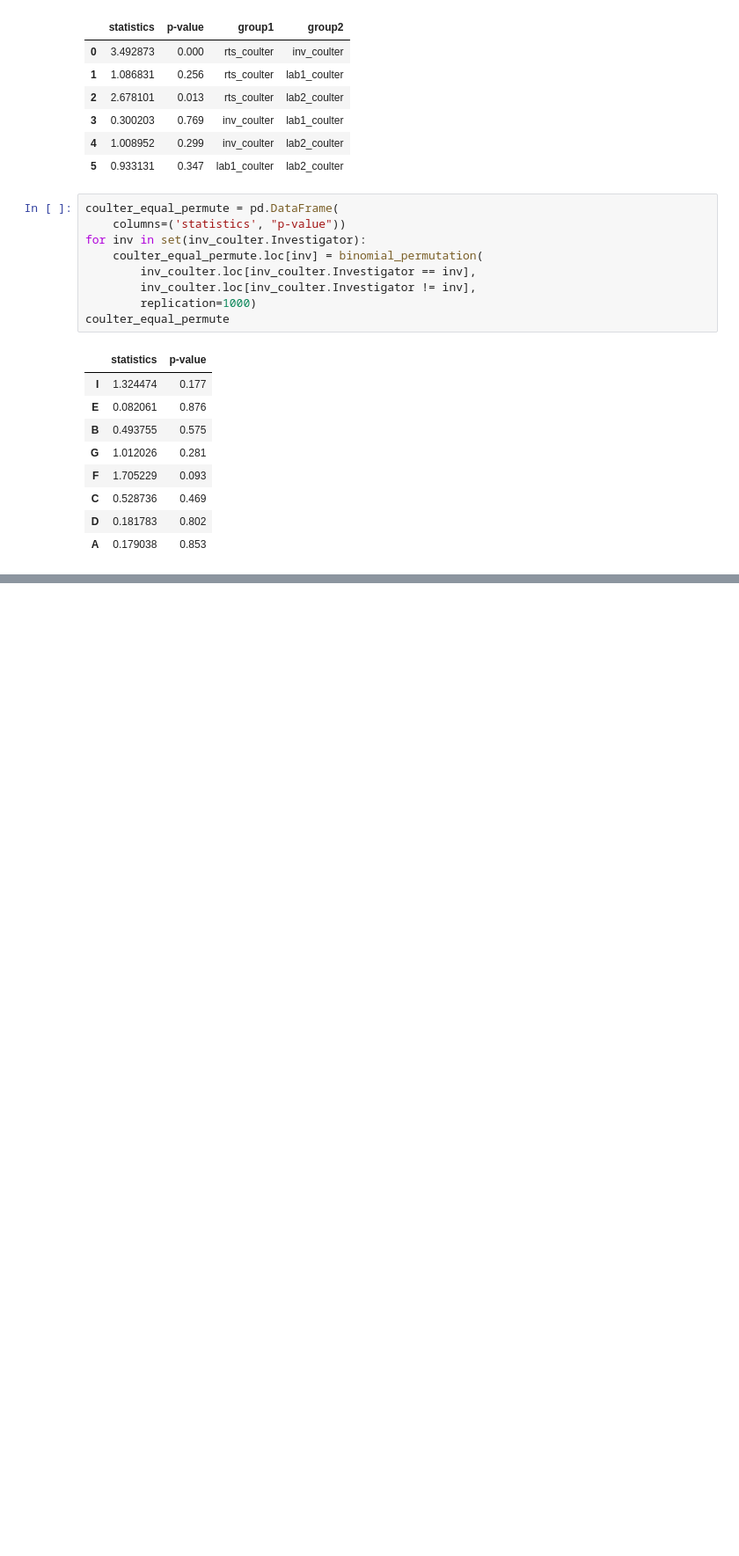
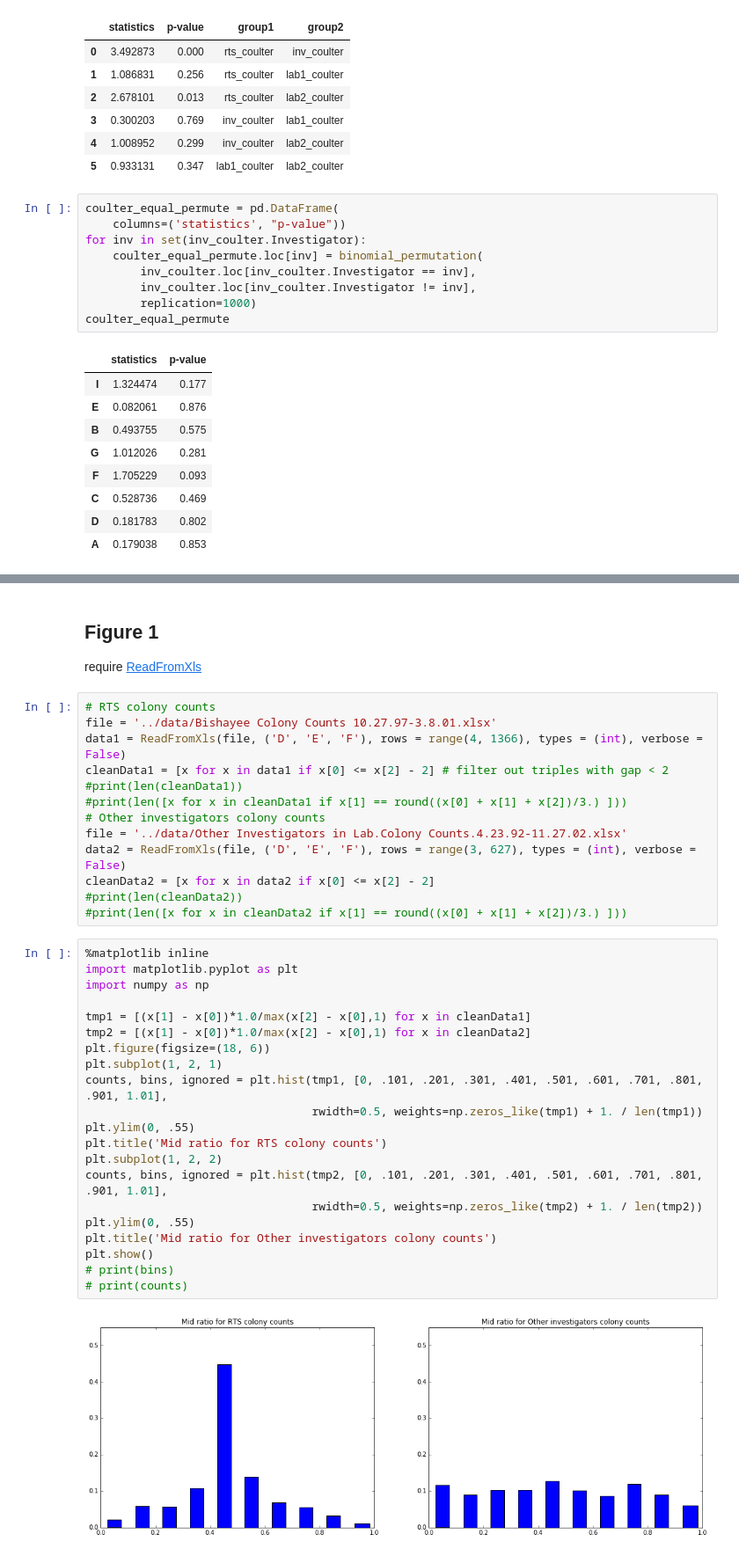
Before and after one commit to standard-aaron/reproduce_sor_2016, a Jupyter notebook: report/Reports.ipynb, the cells around one changed output, grey strips where cells are left out. Shown at 88% size. Cells and saved outputs as stored; diff of their text form; blank space fills up the shorter version.

```diff
--- a/report/Reports.ipynb
+++ b/report/Reports.ipynb
@@ -631,0 +670,40 @@ coulter_equal_permute
+# %% [markdown]
+<a id='figure1'></a>
+## Figure 1
+require [ReadFromXls](#readfromxls)
+# %%
+# RTS colony counts
+file = '../data/Bishayee Colony Counts 10.27.97-3.8.01.xlsx'
+data1 = ReadFromXls(file, ('D', 'E', 'F'), rows = range(4, 1366), types = (int), verbose = False)
+cleanData1 = [x for x in data1 if x[0] <= x[2] - 2] # filter out triples with gap < 2
+#print(len(cleanData1))
+#print(len([x for x in cleanData1 if x[1] == round((x[0] + x[1] + x[2])/3.) ]))
+# Other investigators colony counts
+file = '../data/Other Investigators in Lab.Colony Counts.4.23.92-11.27.02.xlsx'
+data2 = ReadFromXls(file, ('D', 'E', 'F'), rows = range(3, 627), types = (int), verbose = False)
+cleanData2 = [x for x in data2 if x[0] <= x[2] - 2]
+#print(len(cleanData2))
+#print(len([x for x in cleanData2 if x[1] == round((x[0] + x[1] + x[2])/3.) ]))
+# %%
+%matplotlib inline
+import matplotlib.pyplot as plt
+import numpy as np
+
+tmp1 = [(x[1] - x[0])*1.0/max(x[2] - x[0],1) for x in cleanData1]
+tmp2 = [(x[1] - x[0])*1.0/max(x[2] - x[0],1) for x in cleanData2]
+plt.figure(figsize=(18, 6))
+plt.subplot(1, 2, 1)
+counts, bins, ignored = plt.hist(tmp1, [0, .101, .201, .301, .401, .501, .601, .701, .801, .901, 1.01],
+                                 rwidth=0.5, weights=np.zeros_like(tmp1) + 1. / len(tmp1))
+plt.ylim(0, .55)
+plt.title('Mid ratio for RTS colony counts')
+plt.subplot(1, 2, 2)
+counts, bins, ignored = plt.hist(tmp2, [0, .101, .201, .301, .401, .501, .601, .701, .801, .901, 1.01],
+                                 rwidth=0.5, weights=np.zeros_like(tmp2) + 1. / len(tmp2))
+plt.ylim(0, .55)
+plt.title('Mid ratio for Other investigators colony counts')
+plt.show()
+# print(bins)
+# print(counts)
+# %% [output]
+[figure, added]
```
Also changed, not shown: parts of 4 cells of this notebook.
